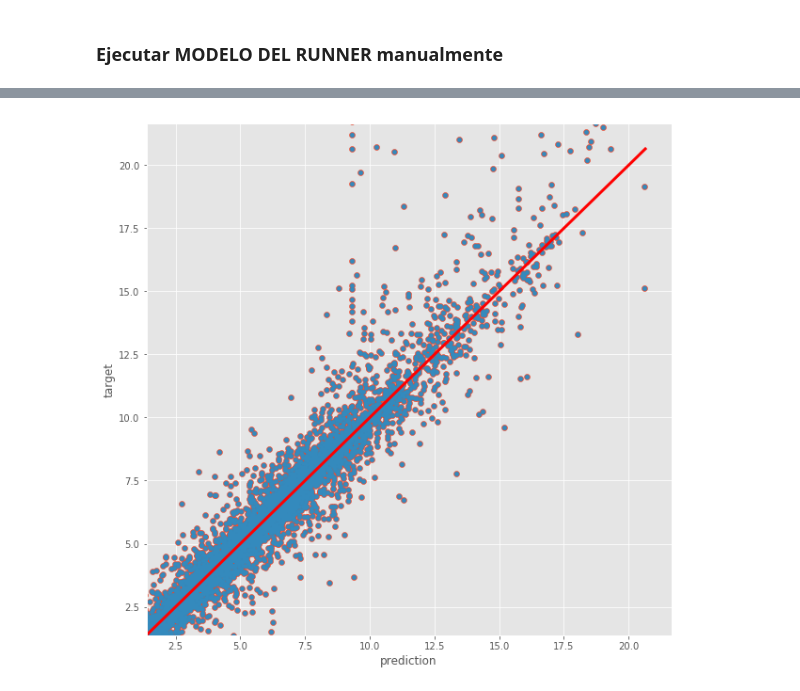
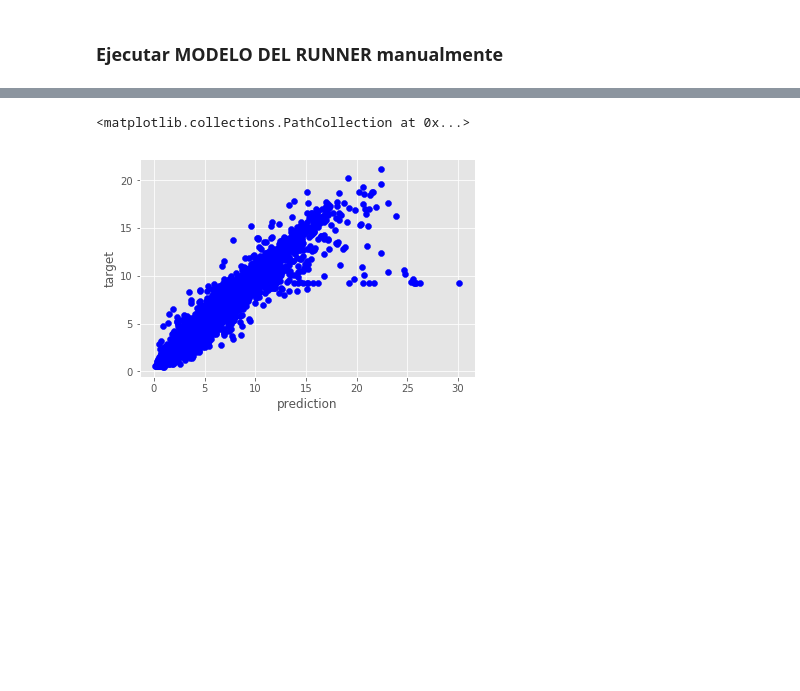
Before and after one commit to ycedres/rnn-series, a Jupyter notebook: src/regressors/core/Corregir RUNNER PLOT.ipynb, the cells around one changed output, grey strips where cells are left out. Drawn from its saved outputs; the diff is of its cells as text; code cells hidden in the pictures; blank space fills up the shorter version.

```diff
--- a/src/regressors/core/Corregir RUNNER PLOT.ipynb
+++ b/src/regressors/core/Corregir RUNNER PLOT.ipynb
@@ -249,4 +252,0 @@ output_manager_nuevo.set_df_prediction(predicted,input_manager.get_test_target()
-# %%
-output_manager_nuevo.plot_scatter_df()
-# %% [output]
-[figure, removed]
@@ -252,0 +255,7 @@ output_manager_nuevo.plot_scatter_df()
+# %%
+plt.xlabel('prediction')
+plt.ylabel('target')
+plt.scatter(x,y,c='b')
+# %% [output]
+<matplotlib.collections.PathCollection at 0x...>
+[figure, added]
```
Also changed, not shown: parts of 7 cells of this notebook, 1 other file.
